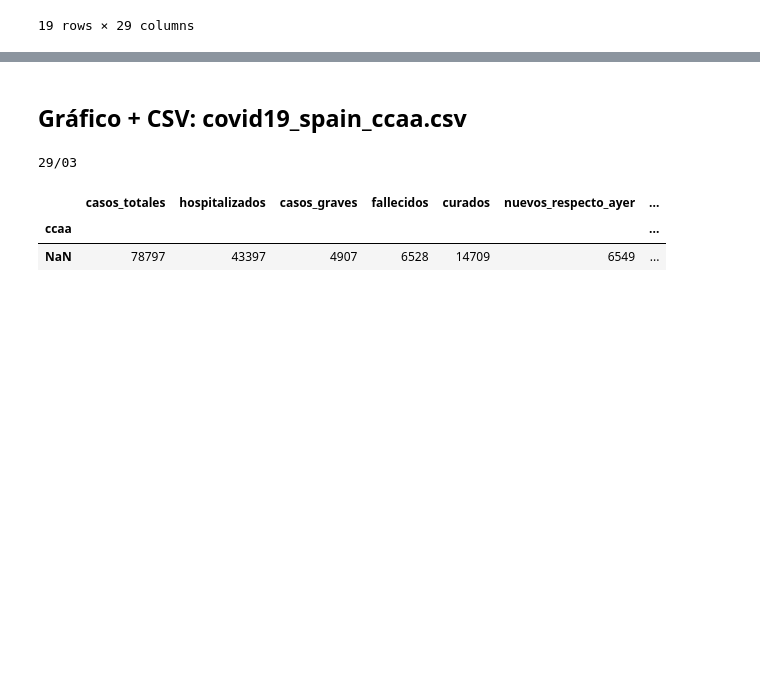
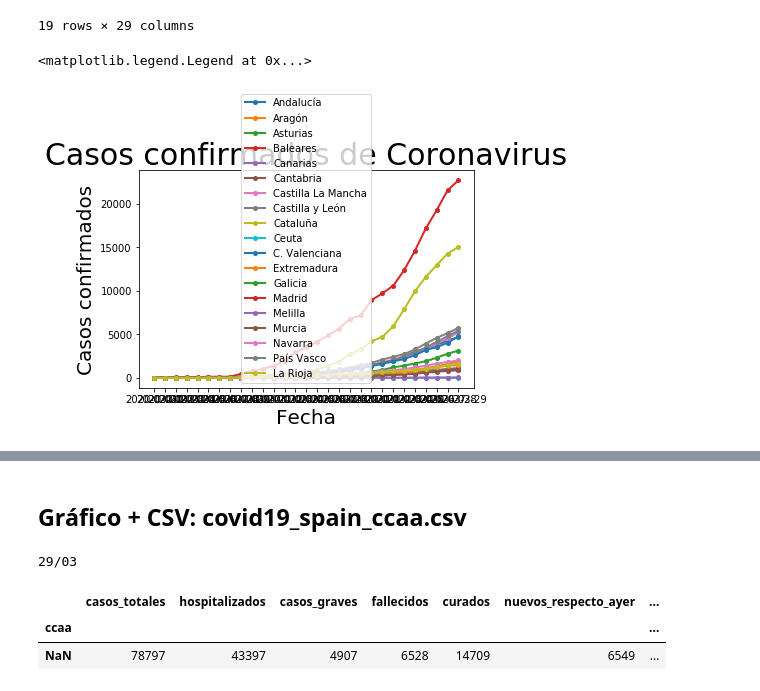
Before and after one commit to akakicreations/ejercicios-casuales-github, a Jupyter notebook: covid19-exercise/covid19_notebook_WEB.ipynb, the cells around one changed output, grey strips where cells are left out. Saved outputs shown, nothing was run; the diff lists cells and outputs as text; code cells hidden in the pictures; blank space fills up the shorter version.

```diff
--- a/covid19-exercise/covid19_notebook_WEB.ipynb
+++ b/covid19-exercise/covid19_notebook_WEB.ipynb
@@ -222,7 +218,7 @@ data_ccaa_evolution_column = data_ccaa_evolution_last[date_today_evolution_final
 data_ccaa_evolution_column
 
 # Cargo dataset de partida
-data_process = pd.read_csv("covid19_spain_ccaa_evolution.csv", sep = ';', encoding="utf-8")
+data_process = pd.read_csv("covid19_spain_ccaa_evolution2.csv", sep = ';', encoding="utf-8") #cambiar el data evolution a 2 depsué de primera subida
 data_process = data_process.set_index('Comunidades Autónomas')
 
 # Hacer merge si es necesario con condicional
@@ -232,12 +228,9 @@ else:
     print('La última columna es diferente y no está: SE HACE MERGE')
     data_process = pd.merge(data_process,data_ccaa_evolution_column, left_index=True, right_index=True)
 
-
 #Exportar a CSV
-data_process.to_csv('covid19_spain_ccaa_evolution.csv', sep = ';', encoding="utf-8", index=True, index_label='Comunidades Autónomas')
+data_process.to_csv('covid19_spain_ccaa_evolution2.csv', sep = ';', encoding="utf-8", index=True, index_label='Comunidades Autónomas')
 data_process
-
-# ARREGLAR, TRASNPONER LAS FECHAS Y DARLE UN DATETIME
 # %% [output]
 La columna ya está: no hacer merge
 |  | 2020-03-01 | 2020-03-02 | 2020-03-03 | 2020-03-04 | 2020-03-05 | 2020-03-06 | 2020-03-07 | ... |
@@ -259,4 +252,15 @@ La columna ya está: no hacer merge
 | País Vasco | 0 | 9 | 13 | 17 | 17 | 45 | 45 | ... |
 | La Rioja | 0 | 1 | 3 | 7 | 11 | 29 | 29 | ... |
 19 rows × 29 columns
+# %%
+'''Vamos a hacer un gráfico para ver los casos confirmados por fechas'''
+data_process_graphic= data_process.copy().transpose()
+plt.plot(data_process_graphic, label='France', marker='o', markersize=4, linewidth=2)
+plt.title('Casos confirmados de Coronavirus', {'fontsize': 30})
+plt.xlabel("Fecha", {'fontsize': 20})
+plt.ylabel("Casos confirmados", {'fontsize': 20})
+plt.legend(list_ccaa)
+# %% [output]
+<matplotlib.legend.Legend at 0x...>
+[figure, added]
 # %%
```
Also changed, not shown: parts of 5 cells of this notebook, 1 other file.
